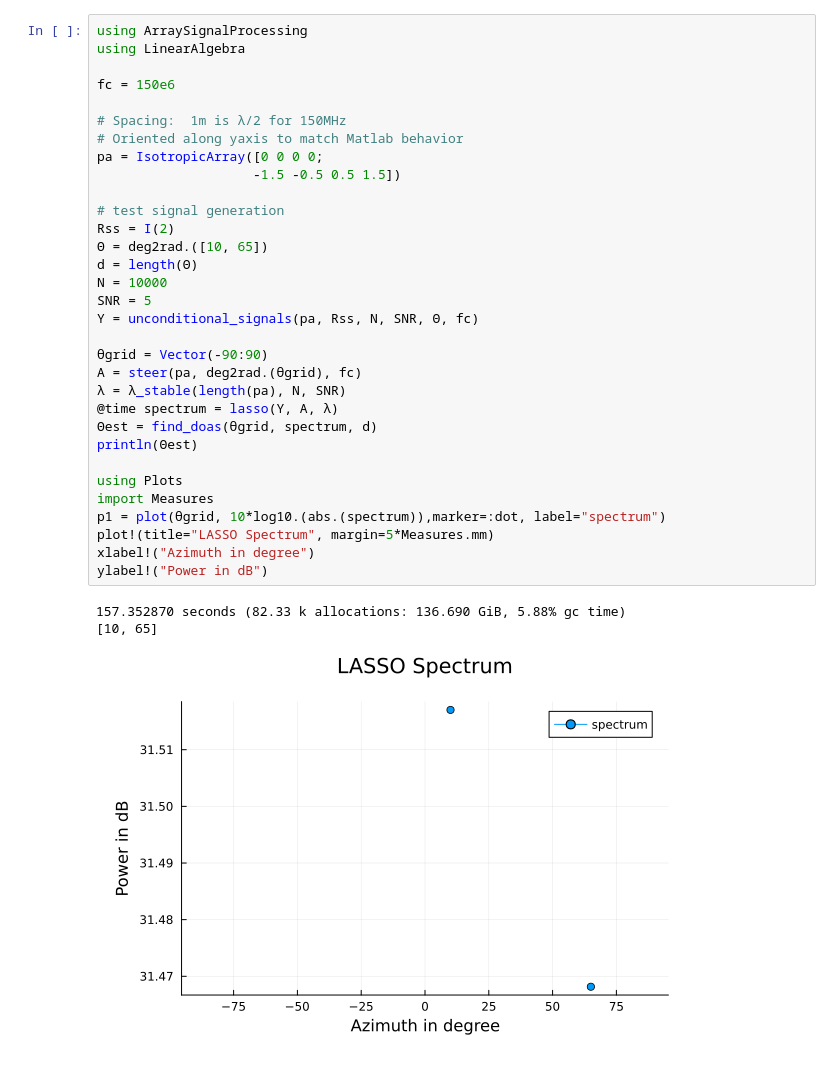
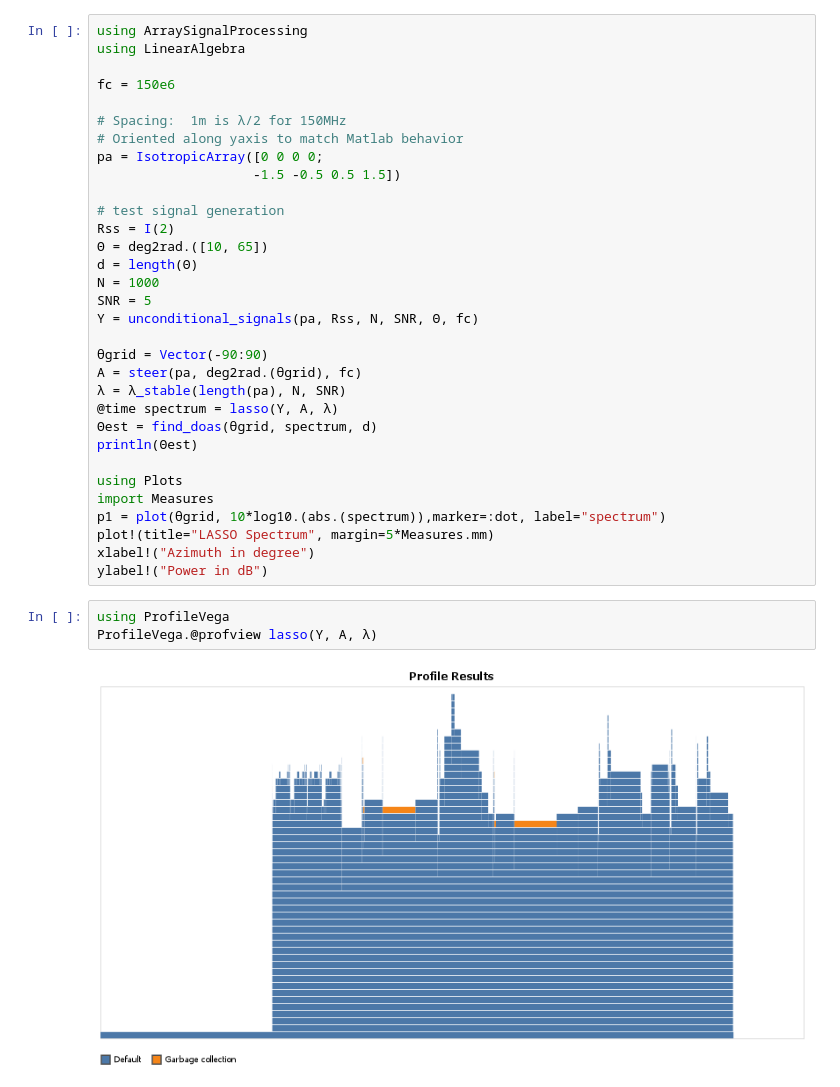
Before and after one commit to Matt266/ArraySignalProcessing.jl, a Jupyter notebook: examples/LASSO.ipynb, the cells around one changed output. Drawn from its saved outputs; the diff is of its cells as text.

Commit message:
edits on lasso, still needs much more refinement. Works a bit faster on GPU now but slower on CPU.

```diff
--- a/examples/LASSO.ipynb
+++ b/examples/LASSO.ipynb
@@ -13,7 +13,7 @@ pa = IsotropicArray([0 0 0 0;
 Rss = I(2)
 Θ = deg2rad.([10, 65])
 d = length(Θ)
-N = 10000
+N = 1000
 SNR = 5
 Y = unconditional_signals(pa, Rss, N, SNR, Θ, fc)
 
@@ -30,10 +30,11 @@ p1 = plot(θgrid, 10*log10.(abs.(spectrum)),marker=:dot, label="spectrum")
 plot!(title="LASSO Spectrum", margin=5*Measures.mm)
 xlabel!("Azimuth in degree")
 ylabel!("Power in dB")
-# %% [output]
-157.352870 seconds (82.33 k allocations: 136.690 GiB, 5.88% gc time)
-[10, 65]
-[figure, removed]
+# %%
+using ProfileVega
+ProfileVega.@profview lasso(Y, A, λ)
+# %% [output]
+[figure, added]
 # %%
 using CUDA
 using ArraySignalProcessing
```
Also changed, not shown: parts of 1 cell of this notebook, 3 other files.
